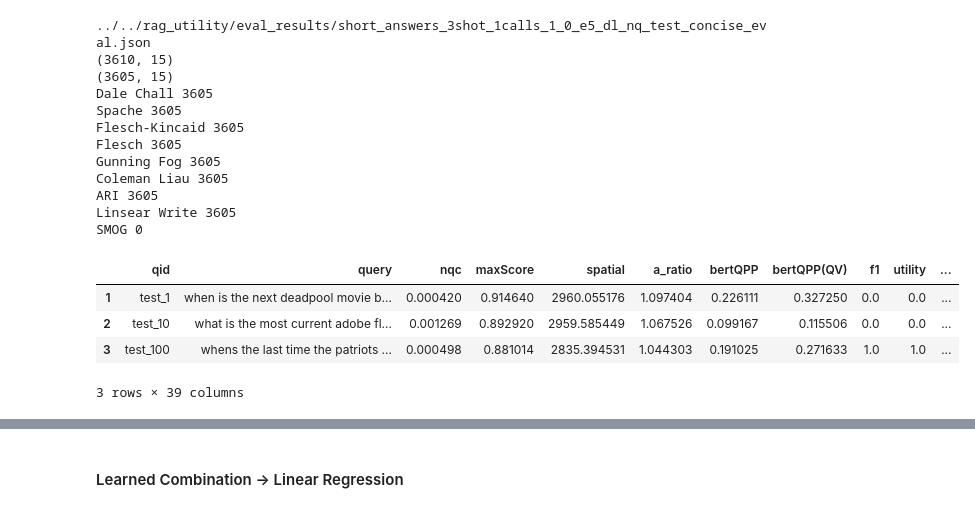
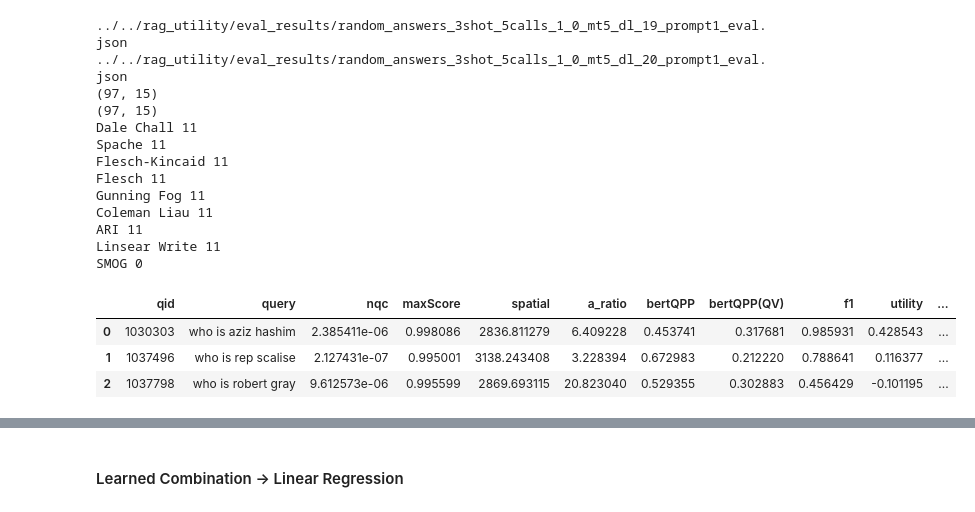
Before and after one commit to DanielTian97/RAG_prediction, a Jupyter notebook: analysis/easy_analysis_readability_v1.ipynb, the cells around one changed output, grey strips where cells are left out. Cells and saved outputs as stored; diff of their text form; code cells hidden in the pictures.

```diff
--- a/analysis/easy_analysis_readability_v1.ipynb
+++ b/analysis/easy_analysis_readability_v1.ipynb
@@ -32,4 +31,16 @@ def process_qualt5_res_integrated(_path: str, _readability_metric=''):
 
     _doc_qual_itg = dict(zip(qualt5_integrated_res.qid.astype('str').values, qualt5_integrated_res.quality.values))
     return _doc_qual_itg
+# %%
+import copy
+
+_k = 3
+_ret = 'mt5'
+_task = 'dl'
+target_metric = 'f1'
+
+if(_task=='nq'):
+    _dataset_dev, _dataset_test, _prefix, _suffix = 'nq_dev', ['nq_test'], 'short', 'concise'
+elif(_task=='dl'):
+    _dataset_dev, _dataset_test, _prefix, _suffix = 'dev_small', ['19', '20'], 'random', 'prompt1'
 # %%
@@ -148,4 +133,6 @@ SMOG 0
 # %%
+# loading test data
+
 import numpy as np
 
 def tool_for_aggregating_dl_performance(x):
@@ -155,7 +142,7 @@ def tool_for_aggregating_dl_performance(x):
         scores.append(max(answer_eval['qrel_2']['f1']['max'], answer_eval['qrel_3']['f1']['max']))
     return np.mean(scores)
 
-zero_evals, k_evals, k_gens = {}, {}, {}
+zero_evals, k_evals, k_gens, perpC  = {}, {}, {}, {}
 
 _calls = 5 if _task=='dl' else 1
 
@@ -178,12 +165,12 @@ if(_task == 'dl'):
 else:
     _d = 'nq_test'
 
-f = open(f'../coherence_eval/log_prob_temp_res/full_context/{_d}_{_ret}_{_k}.json')
+f = open(f'../perplexity_eval/log_prob_temp_res/full_context_with_query/{_d}_{_ret}_{_k}.json')
 perpC.update(json.load(f))
 f.close()
 
-readability_res_path = f'../readability_analysis/readability_res/individual_readability_{_d}_{_ret}_top_10.csv'
-readability_res_path_itg = f'../readability_analysis/readability_res/integrated_readability_{_d}_{_ret}_top_{_k}.csv'
+readability_res_path = f'../readability_eval/readability_res/individual_readability_{_d}_{_ret}_top_10.csv'
+readability_res_path_itg = f'../readability_eval/readability_res/integrated_readability_{_d}_{_ret}_top_{_k}.csv'
 available_metrics = pd.read_csv(readability_res_path).readability_metric.unique()
 readability_max_dict, readability_avg_dict, readability_itg_dict = {}, {}, {}
 for _r_m in available_metrics:
@@ -193,8 +180,8 @@ for _r_m in available_metrics:
     readability_avg_dict.update({_r_m: copy.deepcopy(_r_m_avg)})
     readability_itg_dict.update({_r_m: copy.deepcopy(_r_m_itg)})
 
-doc_qual_max, doc_qual_avg = process_qualt5_res_individual(f'../qualt5_analysis/quality_res/{_ret}_{_d}.csv', _k)
-doc_qual_itg = process_qualt5_res_integrated(f'../qualt5_analysis/quality_res/{_ret}_{_d}_integrated_{_k}.csv')
+doc_qual_max, doc_qual_avg = process_qualt5_res_individual(f'../qualt5_eval/quality_res/{_ret}_{_d}.csv', _k)
+doc_qual_itg = process_qualt5_res_integrated(f'../qualt5_eval/quality_res/{_ret}_{_d}_integrated_{_k}.csv')
 
 qpp_df = pd.read_csv(f'./precomputed_qpps/{_ret}_{_k}_combined_qpp_{_d}.csv')
 
@@ -222,52 +209,52 @@ test_res['utility'] = test_res.qid.apply(lambda x: f1_dict[str(x)]-base_f1_dict[
 test_res['prob(k)'] = test_res.qid.apply(lambda x: kshot_prob_dict[str(x)])
 test_res['perpC'] = test_res.qid.apply(lambda x: perpC[str(x)])
 test_res['max(docQual)'] = test_res.qid.apply(lambda x: doc_qual_max[str(x)])
 test_res['avg(docQual)'] = test_res.qid.apply(lambda x: doc_qual_avg[str(x)])
 test_res['itg(docQual)'] = test_res.qid.apply(lambda x: doc_qual_itg[str(x)])
 
 print(test_res.shape)
-test_res = test_res[test_res.qid.isin(readability_max_dict['Spache'].keys())]
+test_res = test_res[test_res.qid.astype('str').isin(readability_itg_dict['Spache'].keys())]
 print(test_res.shape)
 
 readability_cols = []
 for _r_m in available_metrics:
     readability_cols += [f'max({_r_m})', f'avg({_r_m})', f'itg({_r_m})']
     print(_r_m, len(readability_max_dict[_r_m]))
 
     for qid in test_res.qid.unique():
         if qid not in readability_max_dict[_r_m].keys():
             # print(qid)
-            readability_max_dict[_r_m].update({qid: -1})
-            readability_avg_dict[_r_m].update({qid: -1})
+            readability_max_dict[_r_m].update({str(qid): -1})
+            readability_avg_dict[_r_m].update({str(qid): -1})
         if qid not in readability_itg_dict[_r_m].keys():
-            readability_itg_dict[_r_m].update({qid: -1})
+            readability_itg_dict[_r_m].update({str(qid): -1})
 
     test_res[f'max({_r_m})'] = test_res.qid.apply(lambda x: readability_max_dict[_r_m][str(x)])
     test_res[f'avg({_r_m})'] = test_res.qid.apply(lambda x: readability_avg_dict[_r_m][str(x)])
     test_res[f'itg({_r_m})'] = test_res.qid.apply(lambda x: readability_itg_dict[_r_m][str(x)])
 
 dropped_columns = [col for col in readability_cols if (test_res[col] == -1).any()]
 test_res = test_res.drop(columns=[col for col in readability_cols if (test_res[col] == -1).any()])
 readability_cols = [e for e in readability_cols if e not in dropped_columns]
 test_res.head(3)
 # %% [output]
-../../rag_utility/eval_results/short_answers_3shot_1calls_1_0_e5_dl_nq_test_concise_eval.json
-(3610, 15)
-(3605, 15)
-Dale Chall 3605
-Spache 3605
-Flesch-Kincaid 3605
-Flesch 3605
-Gunning Fog 3605
-Coleman Liau 3605
-ARI 3605
-Linsear Write 3605
+../../rag_utility/eval_results/random_answers_3shot_5calls_1_0_mt5_dl_19_prompt1_eval.json
+../../rag_utility/eval_results/random_answers_3shot_5calls_1_0_mt5_dl_20_prompt1_eval.json
+(97, 15)
+(97, 15)
+Dale Chall 11
+Spache 11
+Flesch-Kincaid 11
+Flesch 11
+Gunning Fog 11
+Coleman Liau 11
+ARI 11
+Linsear Write 11
 SMOG 0
 |  | qid | query | nqc | maxScore | spatial | a_ratio | bertQPP | bertQPP(QV) | f1 | utility | ... |
-| 1 | test_1 | when is the next deadpool movie b... | 0.000420 | 0.914640 | 2960.055176 | 1.097404 | 0.226111 | 0.327250 | 0.0 | 0.0 | ... |
-| 2 | test_10 | what is the most current adobe fl... | 0.001269 | 0.892920 | 2959.585449 | 1.067526 | 0.099167 | 0.115506 | 0.0 | 0.0 | ... |
-| 3 | test_100 | whens the last time the patriots ... | 0.000498 | 0.881014 | 2835.394531 | 1.044303 | 0.191025 | 0.271633 | 1.0 | 1.0 | ... |
+| 0 | 1030303 | who is aziz hashim | 2.385411e-06 | 0.998086 | 2836.811279 | 6.409228 | 0.453741 | 0.317681 | 0.985931 | 0.428543 | ... |
+| 1 | 1037496 | who is rep scalise | 2.127431e-07 | 0.995001 | 3138.243408 | 3.228394 | 0.672983 | 0.212220 | 0.788641 | 0.116377 | ... |
+| 2 | 1037798 | who is robert gray | 9.612573e-06 | 0.995599 | 2869.693115 | 20.823040 | 0.529355 | 0.302883 | 0.456429 | -0.101195 | ... |
-3 rows × 39 columns
 # %%
 from scipy import stats
 # %%
```
Also changed, not shown: parts of 4 cells of this notebook, 3 other files.
